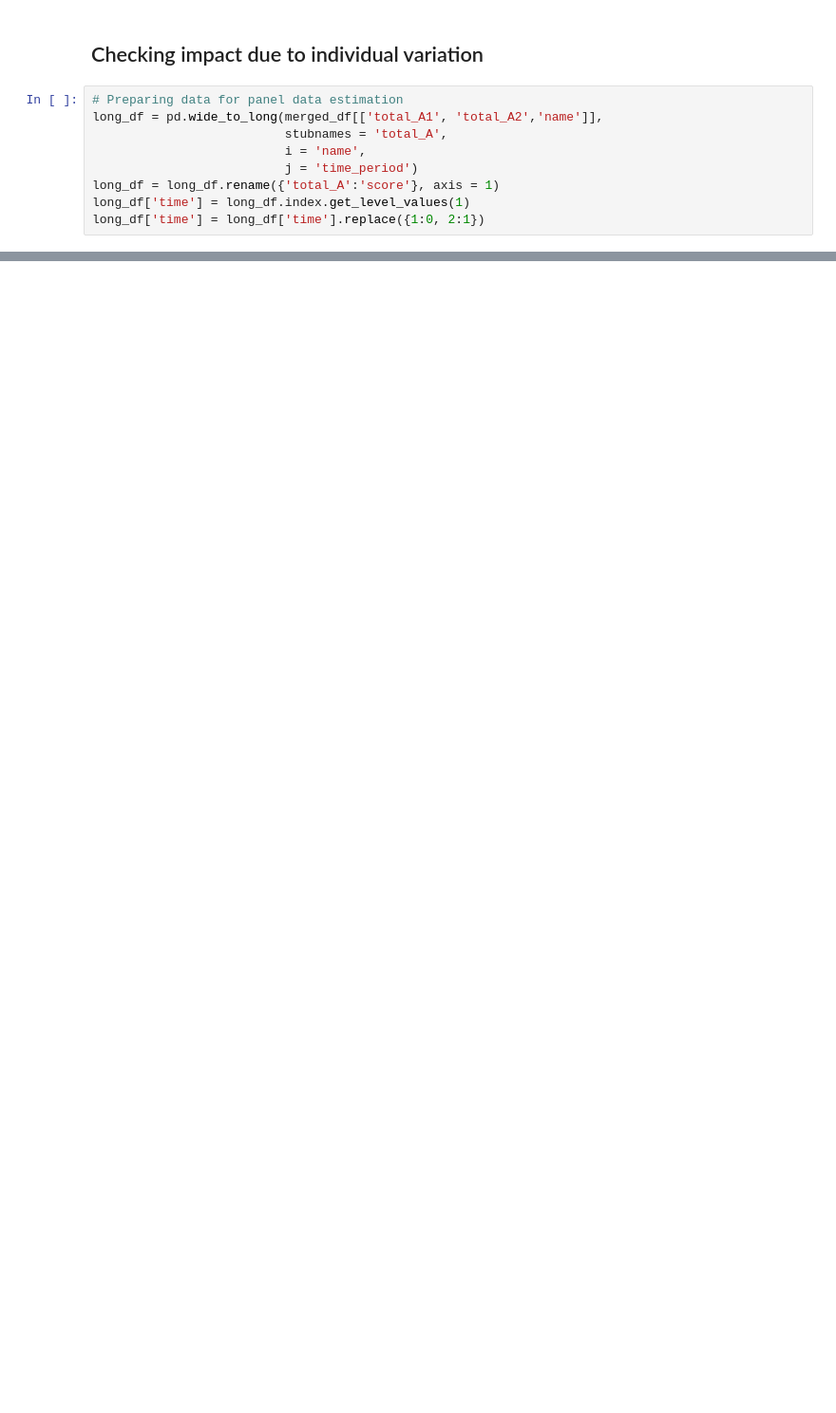
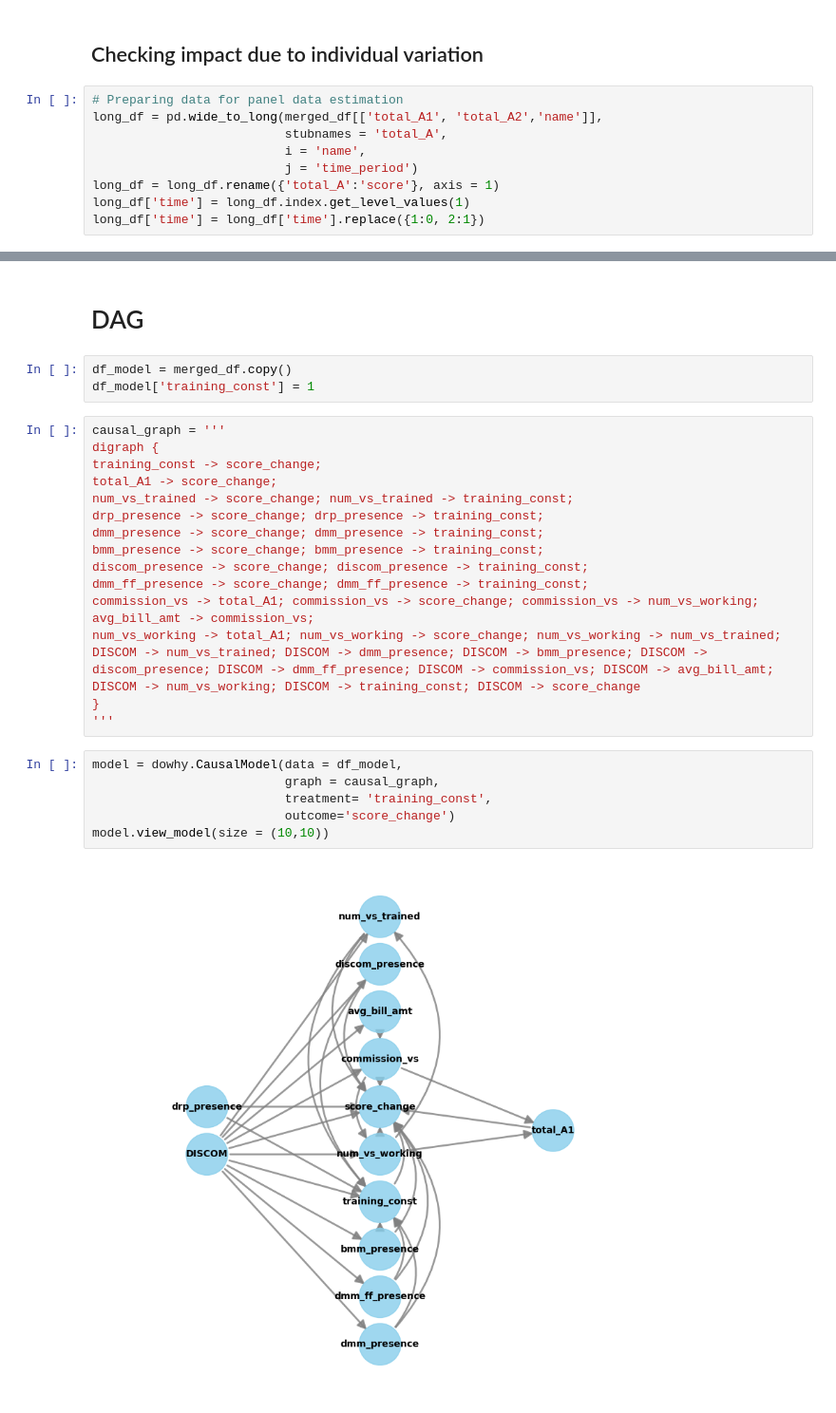
Before and after one commit to Tarunmehta004/Vidyut_Sakhi_training, a Jupyter notebook: Python implementation/Analysis 18Mar25.iPYNB, the cells around one changed output, grey strips where cells are left out. Shown at 95% size. Cells and saved outputs as stored; diff of their text form; blank space fills up the shorter version.

```diff
--- a/Python implementation/Analysis 18Mar25.iPYNB
+++ b/Python implementation/Analysis 18Mar25.iPYNB
@@ -353,0 +451,30 @@ id: 0x1a5206847a0
+# %% [markdown]
+# DAG
+# %%
+df_model = merged_df.copy()
+df_model['training_const'] = 1
+# %%
+causal_graph = '''
+digraph {
+training_const -> score_change;
+total_A1 -> score_change;
+num_vs_trained -> score_change; num_vs_trained -> training_const;
+drp_presence -> score_change; drp_presence -> training_const;
+dmm_presence -> score_change; dmm_presence -> training_const;
+bmm_presence -> score_change; bmm_presence -> training_const;
+discom_presence -> score_change; discom_presence -> training_const;
+dmm_ff_presence -> score_change; dmm_ff_presence -> training_const;
+commission_vs -> total_A1; commission_vs -> score_change; commission_vs -> num_vs_working;
+avg_bill_amt -> commission_vs;
+num_vs_working -> total_A1; num_vs_working -> score_change; num_vs_working -> num_vs_trained;
+DISCOM -> num_vs_trained; DISCOM -> dmm_presence; DISCOM -> bmm_presence; DISCOM -> discom_presence; DISCOM -> dmm_ff_presence; DISCOM -> commission_vs; DISCOM -> avg_bill_amt; DISCOM -> num_vs_working; DISCOM -> training_const; DISCOM -> score_change
+}
+'''
+# %%
+model = dowhy.CausalModel(data = df_model,
+                          graph = causal_graph,
+                          treatment= 'training_const',
+                          outcome='score_change')
+model.view_model(size = (10,10))
+# %% [output]
+[figure, added]
```
Also changed, not shown: parts of 34 cells of this notebook, 1 other file.
